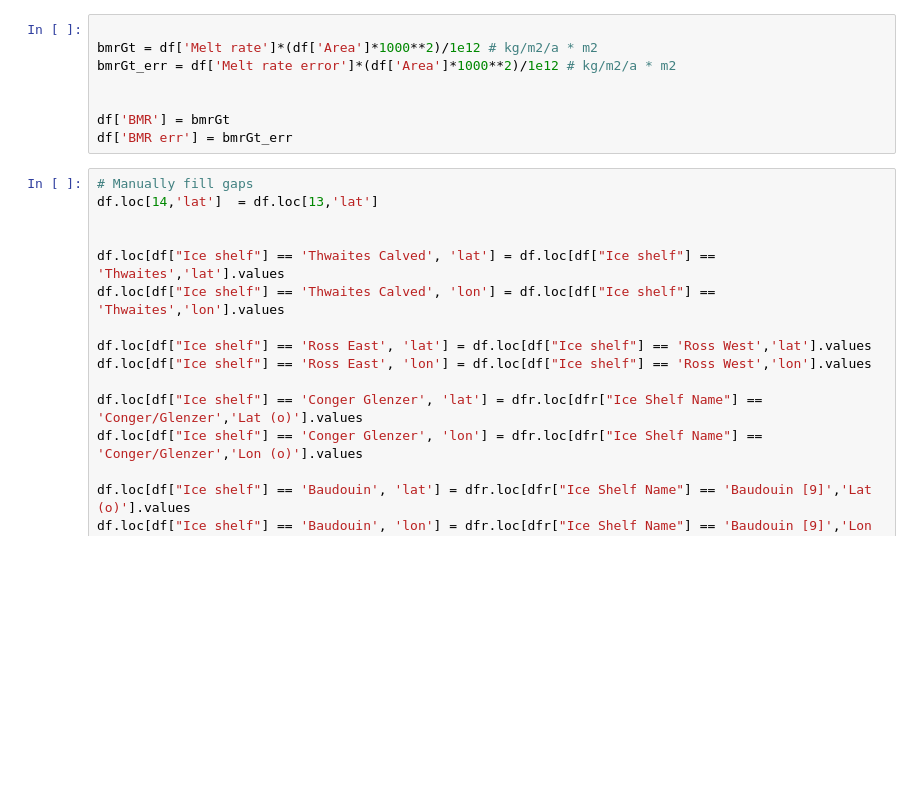
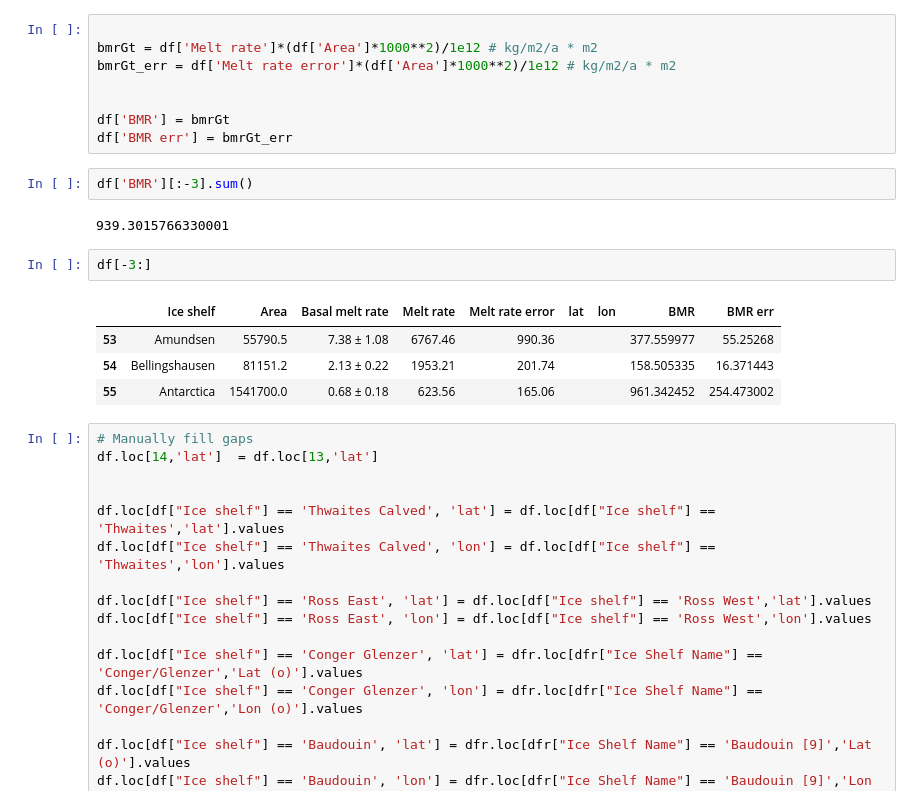
Before and after one commit to ismip/ismip7-antarctic-ocean-forcing, a Jupyter notebook: parameterisations/process_data/combine_melt_dataset_with_uncertainties.ipynb, the cells around one changed output. Saved outputs shown, nothing was run; the diff lists cells and outputs as text; blank space fills up the shorter version.

```diff
--- a/parameterisations/process_data/combine_melt_dataset_with_uncertainties.ipynb
+++ b/parameterisations/process_data/combine_melt_dataset_with_uncertainties.ipynb
@@ -116,6 +116,17 @@ bmrGt_err = df['Melt rate error']*(df['Area']*1000**2)/1e12 # kg/m2/a * m2
 
 df['BMR'] = bmrGt
 df['BMR err'] = bmrGt_err
+# %%
+df['BMR'][:-3].sum()
+# %% [output]
+939.3015766330001
+# %%
+df[-3:]
+# %% [output]
+|  | Ice shelf | Area | Basal melt rate | Melt rate | Melt rate error | lat | lon | BMR | BMR err |
+| 53 | Amundsen | 55790.5 | 7.38 ± 1.08 | 6767.46 | 990.36 |  |  | 377.559977 | 55.25268 |
+| 54 | Bellingshausen | 81151.2 | 2.13 ± 0.22 | 1953.21 | 201.74 |  |  | 158.505335 | 16.371443 |
+| 55 | Antarctica | 1541700.0 | 0.68 ± 0.18 | 623.56 | 165.06 |  |  | 961.342452 | 254.473002 |
 # %%
 # Manually fill gaps
 df.loc[14,'lat']  = df.loc[13,'lat']
```
Also changed, not shown: parts of 11 cells of this notebook, 1 other file.
